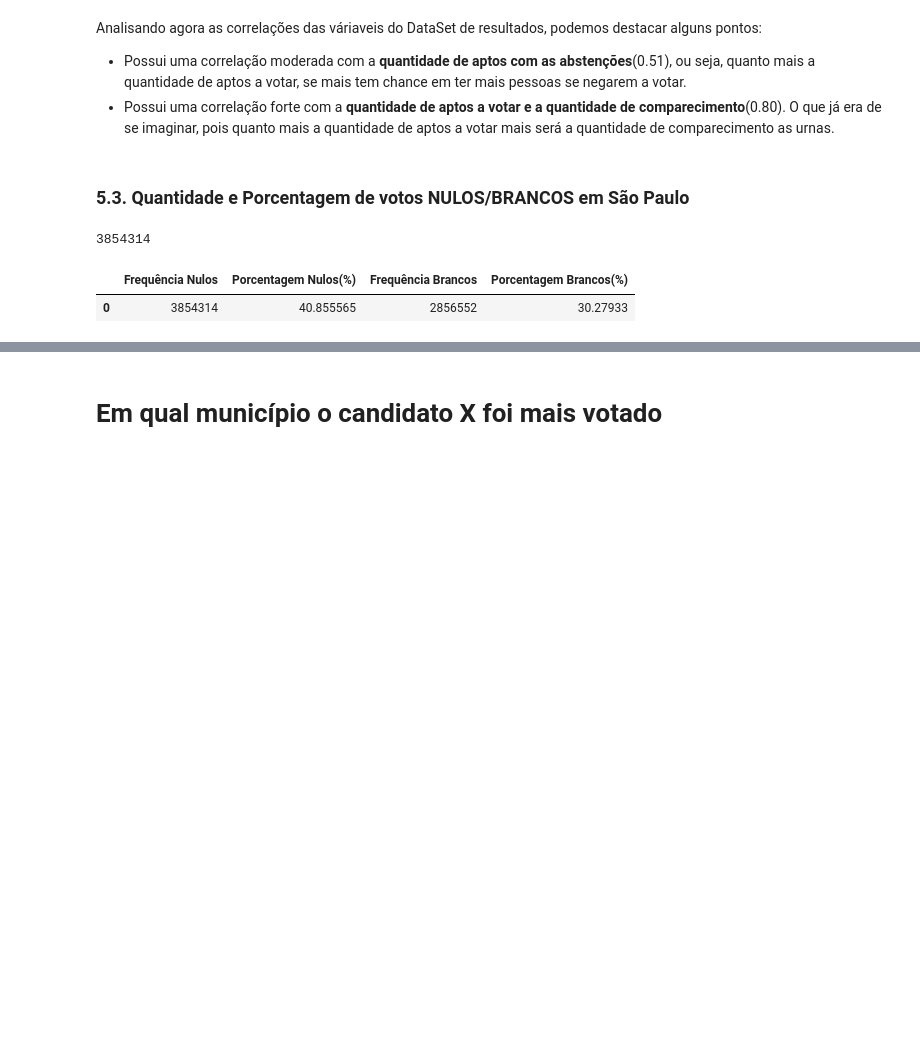
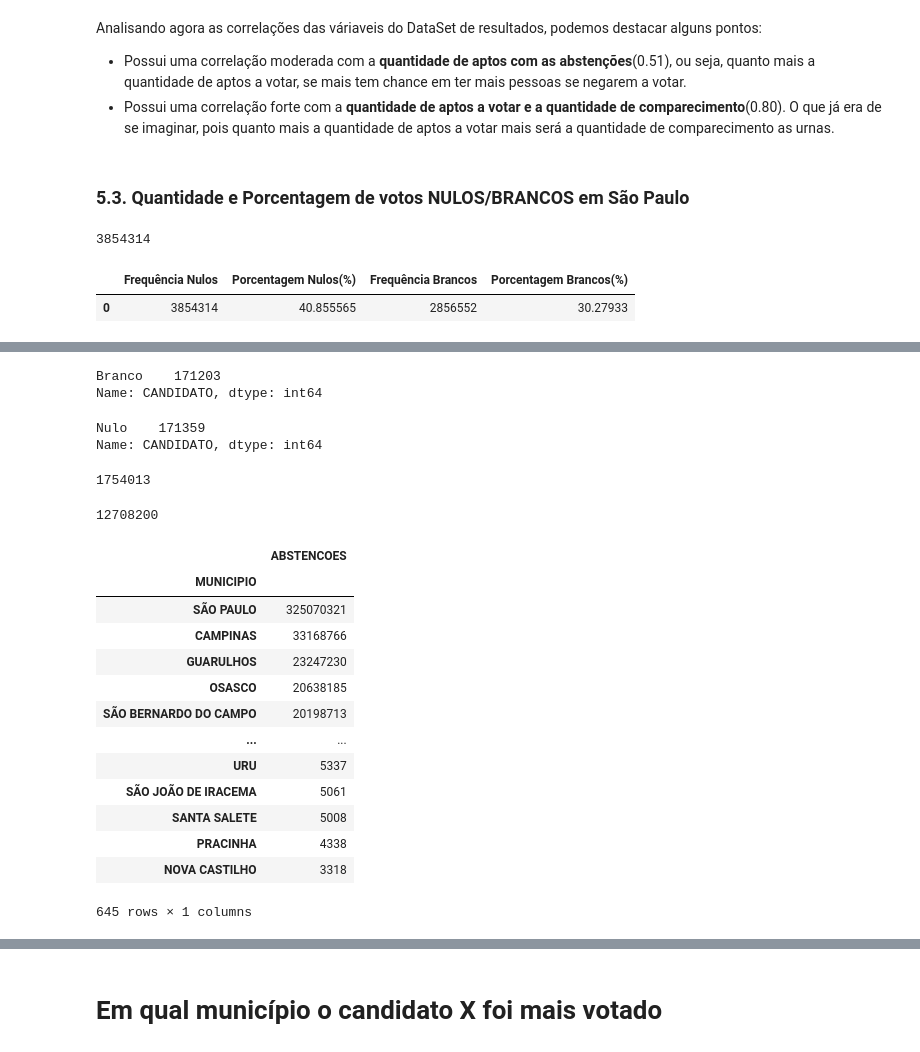
Before and after one commit to gideoni-santos/desafio-RenovaBR, a Jupyter notebook: relatorio.ipynb, the cells around one changed output, grey strips where cells are left out. Cells and saved outputs as stored; diff of their text form; code cells hidden in the pictures; blank space fills up the shorter version.

```diff
--- a/relatorio.ipynb
+++ b/relatorio.ipynb
@@ -1009,0 +1020,36 @@ plt.show()
+# %%
+resultados_clean[resultados_clean['CANDIDATO'] == 'Branco']['CANDIDATO'].value_counts()
+# %% [output]
+Branco    171203
+Name: CANDIDATO, dtype: int64
+# %%
+resultados_clean[resultados_clean['CANDIDATO'] == 'Nulo']['CANDIDATO'].value_counts()
+# %% [output]
+Nulo    171359
+Name: CANDIDATO, dtype: int64
+# %%
+#votos bruno covas
+resultados_clean[resultados_clean['CANDIDATO'] == 'BRUNO COVAS']['QNTD DE VOTOS'].sum()
+# %% [output]
+1754013
+# %%
+resultados_clean[resultados_clean['MUNICIPIO'] == 'SÃO PAULO']['QNTD DE VOTOS'].sum()
+# %% [output]
+12708200
+# %%
+resultados_clean[['ABSTENCOES', 'MUNICIPIO']].groupby(['MUNICIPIO']).sum().sort_values(by='ABSTENCOES', ascending=False)
+# %% [output]
+|  | ABSTENCOES |
+| MUNICIPIO |  |
+| SÃO PAULO | 325070321 |
+| CAMPINAS | 33168766 |
+| GUARULHOS | 23247230 |
+| OSASCO | 20638185 |
+| SÃO BERNARDO DO CAMPO | 20198713 |
+| ... | ... |
+| URU | 5337 |
+| SÃO JOÃO DE IRACEMA | 5061 |
+| SANTA SALETE | 5008 |
+| PRACINHA | 4338 |
+| NOVA CASTILHO | 3318 |
+645 rows × 1 columns
```
Also changed, not shown: parts of 14 cells of this notebook.
